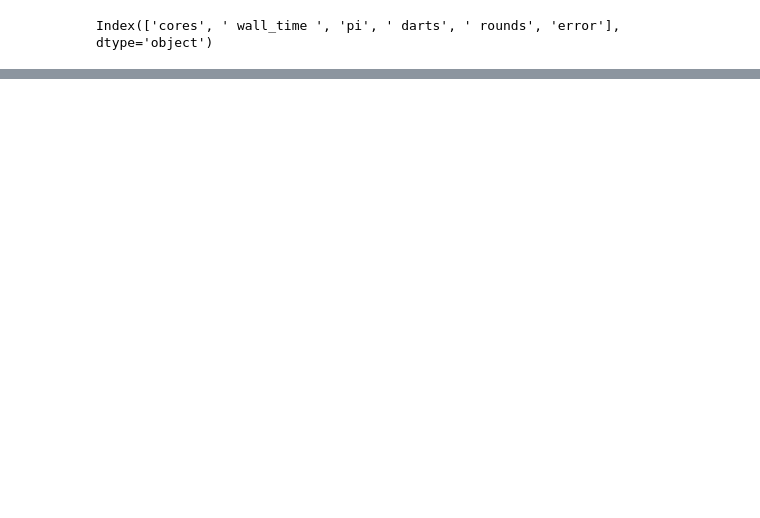
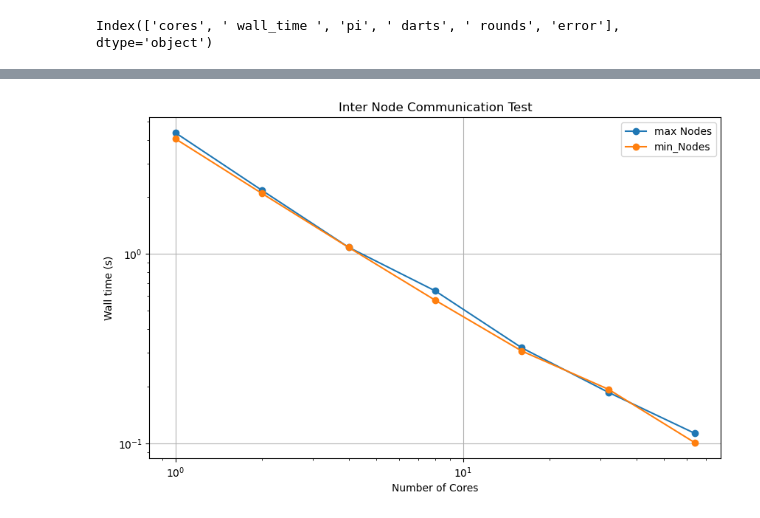
Before and after one commit to cmse822/project-2-pi-by-mpi-team-9, a Jupyter notebook: Image/Visualization.ipynb, the cells around one changed output, grey strips where cells are left out. Saved outputs shown, nothing was run; the diff lists cells and outputs as text; code cells hidden in the pictures; blank space fills up the shorter version.

```diff
--- a/Image/Visualization.ipynb
+++ b/Image/Visualization.ipynb
@@ -236,0 +239,15 @@ plt.show()
+# %%
+plt.figure(figsize=(10, 6))
+
+plt.semilogy(df['cores'][:7], df[' wall_time '][:7], label='max Nodes', marker='o')
+plt.semilogy(df['cores'][7:], df[' wall_time '][7:], label='min_Nodes', marker='o')
+
+plt.xlabel('Number of Cores')
+plt.ylabel('Wall time (s)')
+plt.title('Inter Node Communication Test')
+plt.grid(True)
+plt.xscale('log')
+plt.legend()
+plt.show()
+# %% [output]
+[figure, added]
```
Also changed, not shown: parts of 8 cells of this notebook, 2 other files.
